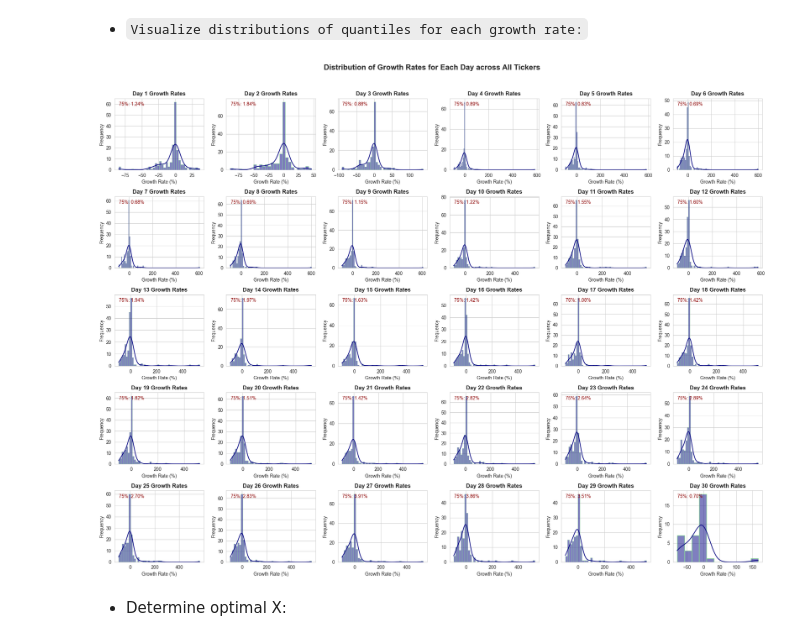
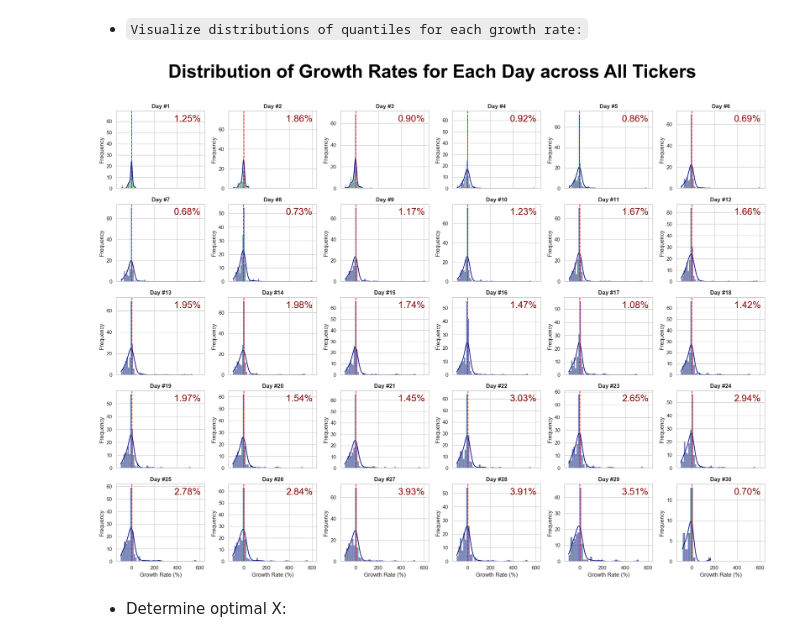
Before and after one commit to Ocean-code-1995/stock-market-analytics-zoomcamp, a Jupyter notebook: Module2/homework2.ipynb, the cells around one changed output. Drawn from its saved outputs; the diff is of its cells as text; code cells hidden in the pictures.

Commit message:
played around with one figure

```diff
--- a/Module2/homework2.ipynb
+++ b/Module2/homework2.ipynb
@@ -658,24 +663,30 @@ Name: 0.75, dtype: float64
 # %%
 sns.set_style('whitegrid')
 # Assume `growth_df` is already defined and contains growth data as described
 days = growth_df.columns  # This gets all the column labels which are the days
 
 # Plotting histograms for each day
-fig, axes = plt.subplots(nrows=5, ncols=6, figsize=(20, 15))
-fig.suptitle("Distribution of Growth Rates for Each Day across All Tickers", weight='bold', size=16, y=1.02)
+fig, axes = plt.subplots(nrows=5, ncols=6, figsize=(20, 15), sharex=True)
+fig.suptitle("Distribution of Growth Rates for Each Day across All Tickers", weight='bold', size=39, y=1.02, color='black')
 axes = axes.flatten()  # Flatten the axes array for easy iteration
 
 for i, day in enumerate(days):
     quantile_75 = growth_df[day].quantile(0.75)
-    sns.histplot(growth_df[day].dropna(), ax=axes[i], color='navy', edgecolor='lightgreen', kde=True, line_kws={'color': 'red'})
-    axes[i].annotate(f"75%: {quantile_75:.2f}%", xy=(0.05, 0.95), xycoords='axes fraction', horizontalalignment='left', verticalalignment='top', fontsize=10, color='darkred')
-    axes[i].set_title(f'Day {day} Growth Rates', weight='bold')
+    sns.histplot(
+        growth_df[day].dropna(), ax=axes[i], color='navy', edgecolor='lightgreen', kde=True, line_kws={'color': 'red'}
+    )
+    axes[i].annotate(
+        f"{quantile_75:.2f}%", xy=(0.65, 0.95), xycoords='axes fraction', horizontalalignment='left', verticalalignment='top', fontsize=20, color='darkred'
+    )
+    # add quantile as vertical dashed line:
+    axes[i].axvline(quantile_75, color='red', linestyle='dashed')
+    axes[i].set_title(f'Day #{day}', weight='bold')
     axes[i].set_xlabel('Growth Rate (%)')
     axes[i].set_ylabel('Frequency')
 
 plt.tight_layout();
 # %% [output]
-[figure, old version]
+[figure, new version]
 # %% [markdown]
 - Determine optimal X:
 # %%
```
Also changed, not shown: parts of 15 cells of this notebook.
